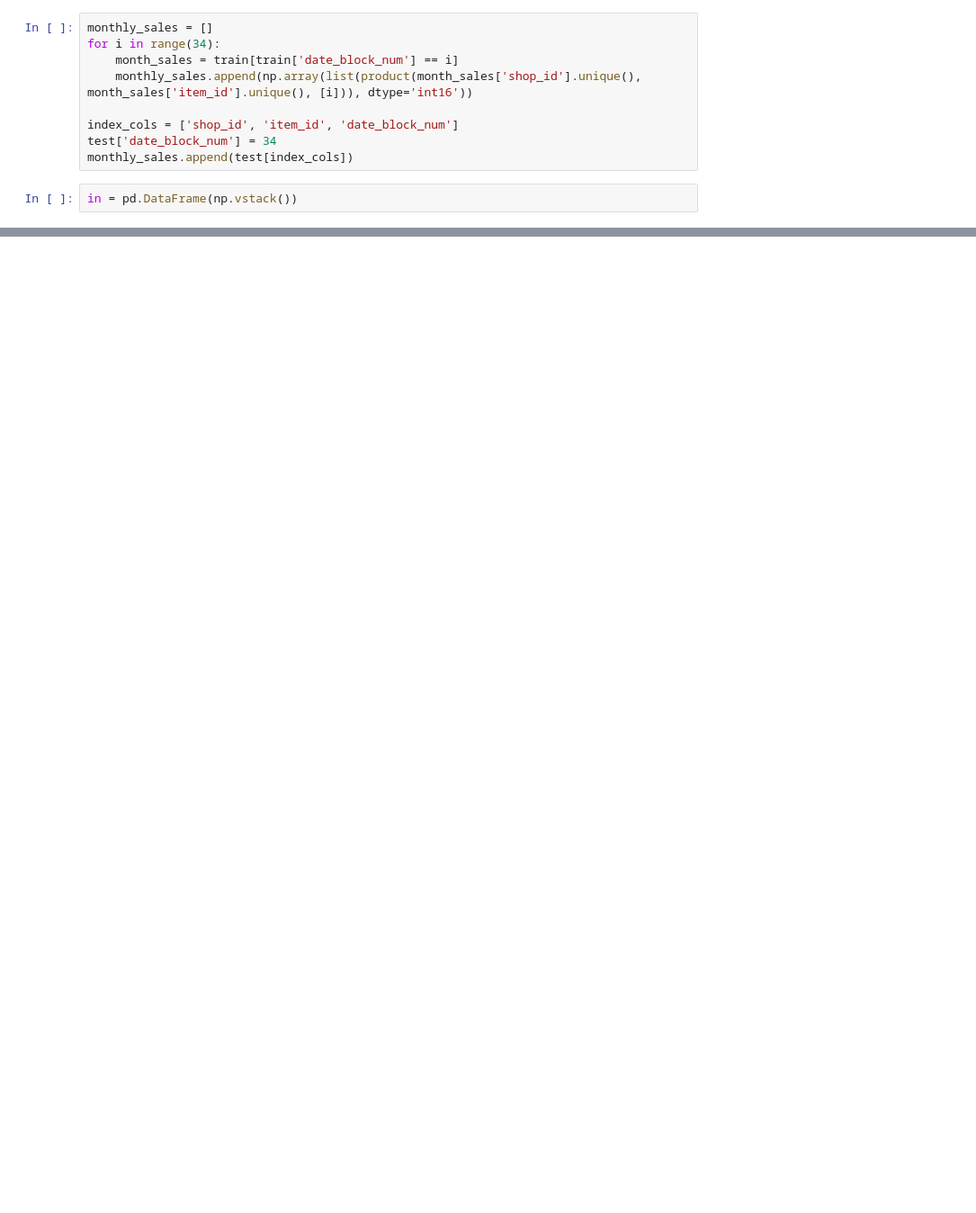
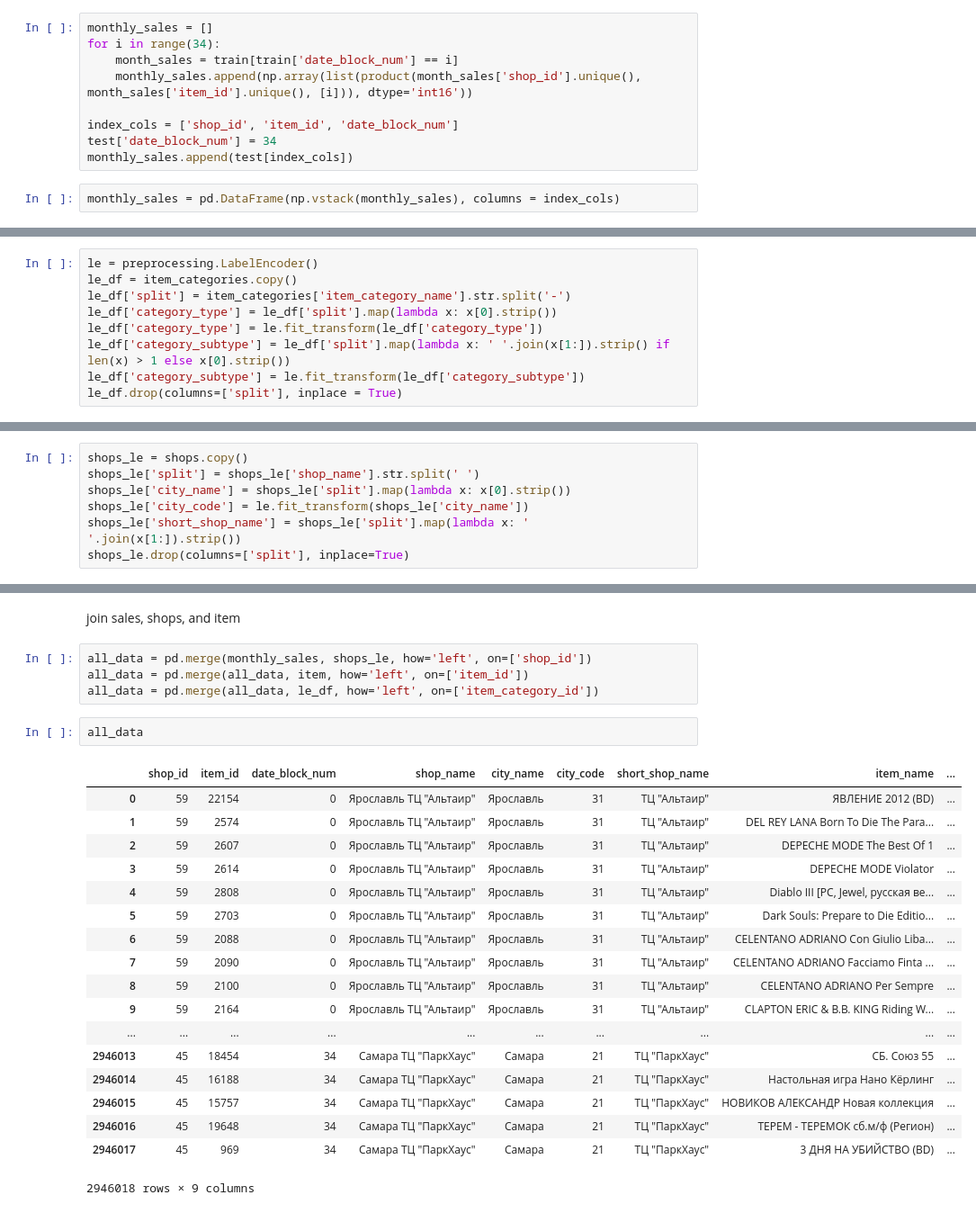
Before and after one commit to justinthe/kaggle_predict_future_sales, a Jupyter notebook: notebook/predict_future_sales_model.ipynb, the cells around one changed output, grey strips where cells are left out. Shown at 90% size. Drawn from its saved outputs; the diff is of its cells as text; blank space fills up the shorter version.

Commit message:
combined item and shop data into sales data

```diff
--- a/notebook/predict_future_sales_model.ipynb
+++ b/notebook/predict_future_sales_model.ipynb
@@ -91,4 +91,4 @@ index_cols = ['shop_id', 'item_id', 'date_block_num']
 test['date_block_num'] = 34
 monthly_sales.append(test[index_cols])
 # %%
-in = pd.DataFrame(np.vstack())
+monthly_sales = pd.DataFrame(np.vstack(monthly_sales), columns = index_cols)
@@ -114,0 +107,9 @@ in = pd.DataFrame(np.vstack())
+# %%
+le = preprocessing.LabelEncoder()
+le_df = item_categories.copy()
+le_df['split'] = item_categories['item_category_name'].str.split('-')
+le_df['category_type'] = le_df['split'].map(lambda x: x[0].strip())
+le_df['category_type'] = le.fit_transform(le_df['category_type'])
+le_df['category_subtype'] = le_df['split'].map(lambda x: ' '.join(x[1:]).strip() if len(x) > 1 else x[0].strip())
+le_df['category_subtype'] = le.fit_transform(le_df['category_subtype'])
+le_df.drop(columns=['split'], inplace = True)
@@ -114,0 +137,7 @@ in = pd.DataFrame(np.vstack())
+# %%
+shops_le = shops.copy()
+shops_le['split'] = shops_le['shop_name'].str.split(' ')
+shops_le['city_name'] = shops_le['split'].map(lambda x: x[0].strip())
+shops_le['city_code'] = le.fit_transform(shops_le['city_name'])
+shops_le['short_shop_name'] = shops_le['split'].map(lambda x: ' '.join(x[1:]).strip())
+shops_le.drop(columns=['split'], inplace=True)
@@ -114,0 +164,27 @@ in = pd.DataFrame(np.vstack())
+# %% [markdown]
+join sales, shops, and item
+# %%
+all_data = pd.merge(monthly_sales, shops_le, how='left', on=['shop_id'])
+all_data = pd.merge(all_data, item, how='left', on=['item_id'])
+all_data = pd.merge(all_data, le_df, how='left', on=['item_category_id'])
+# %%
+all_data
+# %% [output]
+|  | shop_id | item_id | date_block_num | shop_name | city_name | city_code | short_shop_name | item_name | ... |
+| 0 | 59 | 22154 | 0 | Ярославль ТЦ "Альтаир" | Ярославль | 31 | ТЦ "Альтаир" | ЯВЛЕНИЕ 2012 (BD) | ... |
+| 1 | 59 | 2574 | 0 | Ярославль ТЦ "Альтаир" | Ярославль | 31 | ТЦ "Альтаир" | DEL REY LANA Born To Die The Para... | ... |
+| 2 | 59 | 2607 | 0 | Ярославль ТЦ "Альтаир" | Ярославль | 31 | ТЦ "Альтаир" | DEPECHE MODE The Best Of 1 | ... |
+| 3 | 59 | 2614 | 0 | Ярославль ТЦ "Альтаир" | Ярославль | 31 | ТЦ "Альтаир" | DEPECHE MODE Violator | ... |
+| 4 | 59 | 2808 | 0 | Ярославль ТЦ "Альтаир" | Ярославль | 31 | ТЦ "Альтаир" | Diablo III [PC, Jewel, русская ве... | ... |
+| 5 | 59 | 2703 | 0 | Ярославль ТЦ "Альтаир" | Ярославль | 31 | ТЦ "Альтаир" | Dark Souls: Prepare to Die Editio... | ... |
+| 6 | 59 | 2088 | 0 | Ярославль ТЦ "Альтаир" | Ярославль | 31 | ТЦ "Альтаир" | CELENTANO ADRIANO Con Giulio Liba... | ... |
+| 7 | 59 | 2090 | 0 | Ярославль ТЦ "Альтаир" | Ярославль | 31 | ТЦ "Альтаир" | CELENTANO ADRIANO Facciamo Finta ... | ... |
+| 8 | 59 | 2100 | 0 | Ярославль ТЦ "Альтаир" | Ярославль | 31 | ТЦ "Альтаир" | CELENTANO ADRIANO Per Sempre | ... |
+| 9 | 59 | 2164 | 0 | Ярославль ТЦ "Альтаир" | Ярославль | 31 | ТЦ "Альтаир" | CLAPTON ERIC & B.B. KING Riding W... | ... |
+| ... | ... | ... | ... | ... | ... | ... | ... | ... | ... |
+| 2946013 | 45 | 18454 | 34 | Самара ТЦ "ПаркХаус" | Самара | 21 | ТЦ "ПаркХаус" | СБ. Союз 55 | ... |
+| 2946014 | 45 | 16188 | 34 | Самара ТЦ "ПаркХаус" | Самара | 21 | ТЦ "ПаркХаус" | Настольная игра Нано Кёрлинг | ... |
+| 2946015 | 45 | 15757 | 34 | Самара ТЦ "ПаркХаус" | Самара | 21 | ТЦ "ПаркХаус" | НОВИКОВ АЛЕКСАНДР Новая коллекция | ... |
+| 2946016 | 45 | 19648 | 34 | Самара ТЦ "ПаркХаус" | Самара | 21 | ТЦ "ПаркХаус" | ТЕРЕМ - ТЕРЕМОК сб.м/ф (Регион) | ... |
+| 2946017 | 45 | 969 | 34 | Самара ТЦ "ПаркХаус" | Самара | 21 | ТЦ "ПаркХаус" | 3 ДНЯ НА УБИЙСТВО (BD) | ... |
+2946018 rows × 9 columns
```
Also changed, not shown: parts of 13 cells of this notebook.
